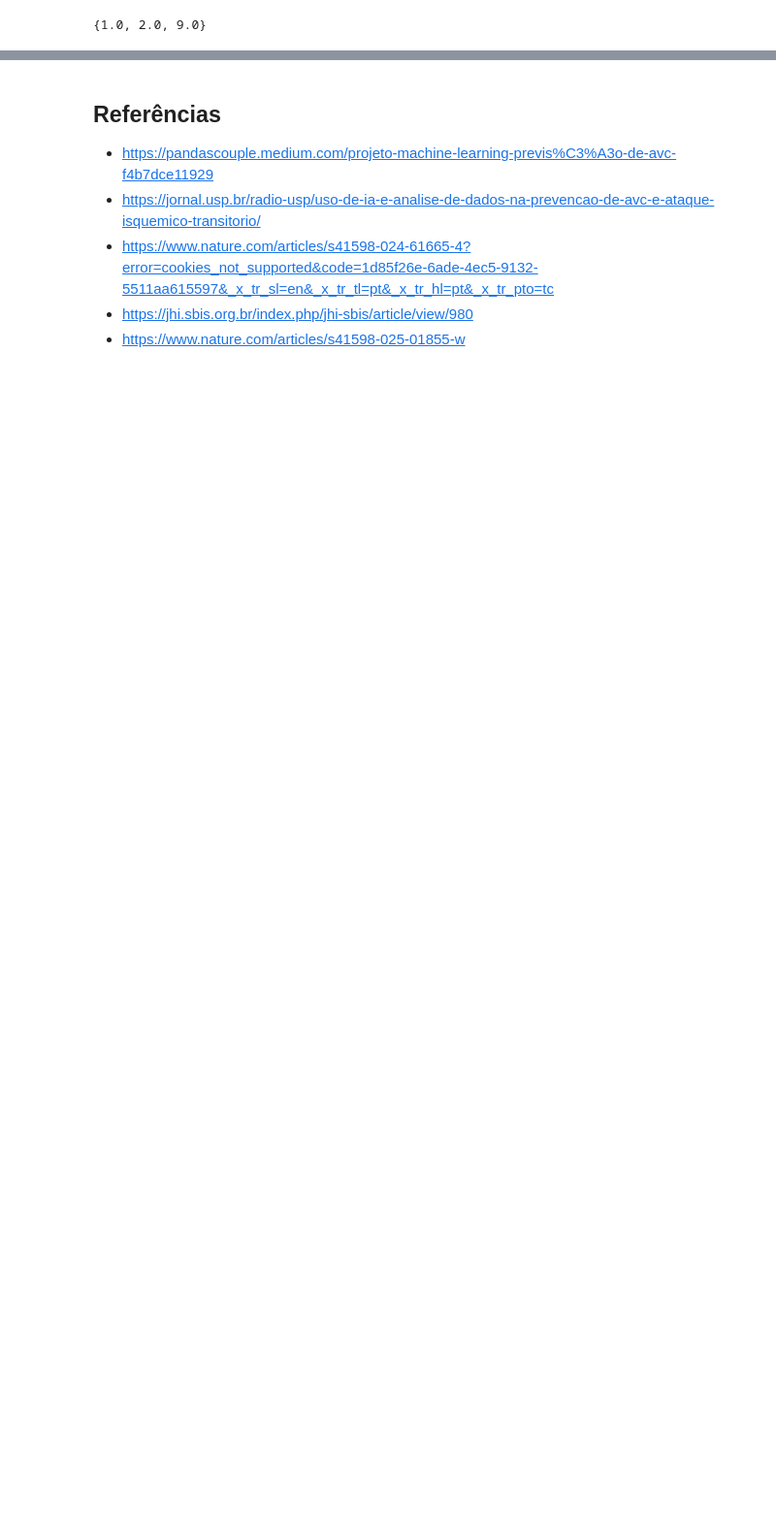
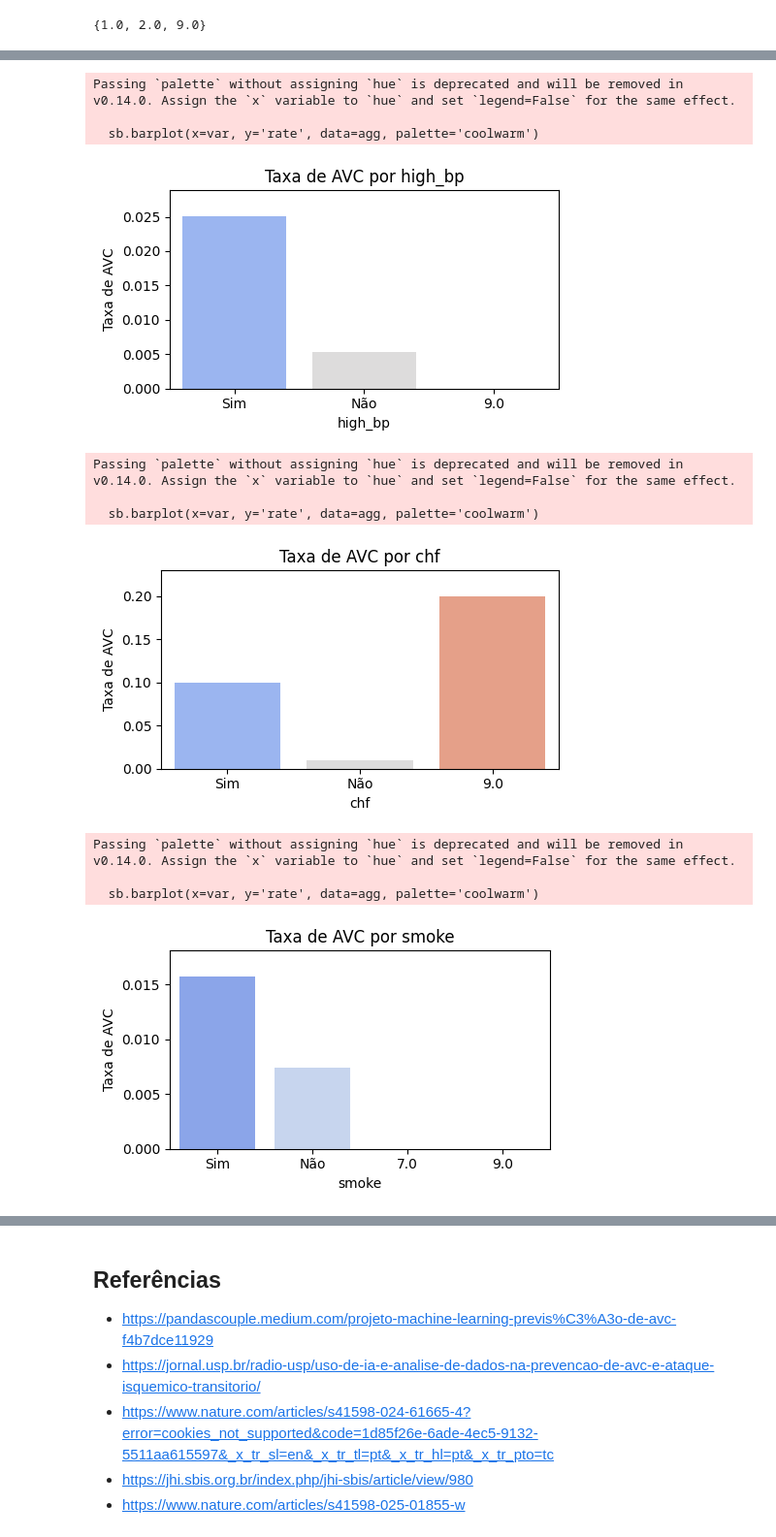
Before and after one commit to nigroev/fiap-pos-tech-ia-para-devs, a Jupyter notebook: 01-aulas-gravadas/01-welcome-to-ia-para-devs/07-tech-challenge/tech-challenge-fase-1.ipynb, the cells around one changed output, grey strips where cells are left out. Shown at 97% size. Cells and saved outputs as stored; diff of their text form; code cells hidden in the pictures; blank space fills up the shorter version.

```diff
--- a/01-aulas-gravadas/01-welcome-to-ia-para-devs/07-tech-challenge/tech-challenge-fase-1.ipynb
+++ b/01-aulas-gravadas/01-welcome-to-ia-para-devs/07-tech-challenge/tech-challenge-fase-1.ipynb
@@ -317,0 +328,27 @@ Passing `palette` without assigning `hue` is deprecated and will be removed in v
+# %%
+# Taxa de AVC por variáveis categóricas (high_bp, chf, smoke)
+label_map = {1: 'Sim', 2: 'Não'}
+for var in ['high_bp', 'chf', 'smoke']:
+    agg = df.groupby(var)['stroke'].agg(['count','sum']).reset_index()
+    agg['rate'] = agg['sum'] / agg['count']
+    plt.figure(figsize=(5,3))
+    sb.barplot(x=var, y='rate', data=agg, palette='coolwarm')
+    plt.xticks(ticks=range(len(agg[var])), labels=[label_map.get(int(v), v) for v in agg[var]])
+    plt.ylim(0, agg['rate'].max()*1.15)
+    plt.ylabel('Taxa de AVC')
+    plt.title(f'Taxa de AVC por {var}')
+    plt.tight_layout()
+    plt.show()
+# %% [output]
+Passing `palette` without assigning `hue` is deprecated and will be removed in v0.14.0. Assign the `x` variable to `hue` and set `legend=False` for the same effect.
+
+  sb.barplot(x=var, y='rate', data=agg, palette='coolwarm')
+[figure, added]
+Passing `palette` without assigning `hue` is deprecated and will be removed in v0.14.0. Assign the `x` variable to `hue` and set `legend=False` for the same effect.
+
+  sb.barplot(x=var, y='rate', data=agg, palette='coolwarm')
+[figure, added]
+Passing `palette` without assigning `hue` is deprecated and will be removed in v0.14.0. Assign the `x` variable to `hue` and set `legend=False` for the same effect.
+
+  sb.barplot(x=var, y='rate', data=agg, palette='coolwarm')
+[figure, added]
```
Also changed, not shown: parts of 18 cells of this notebook, 1 other file.
